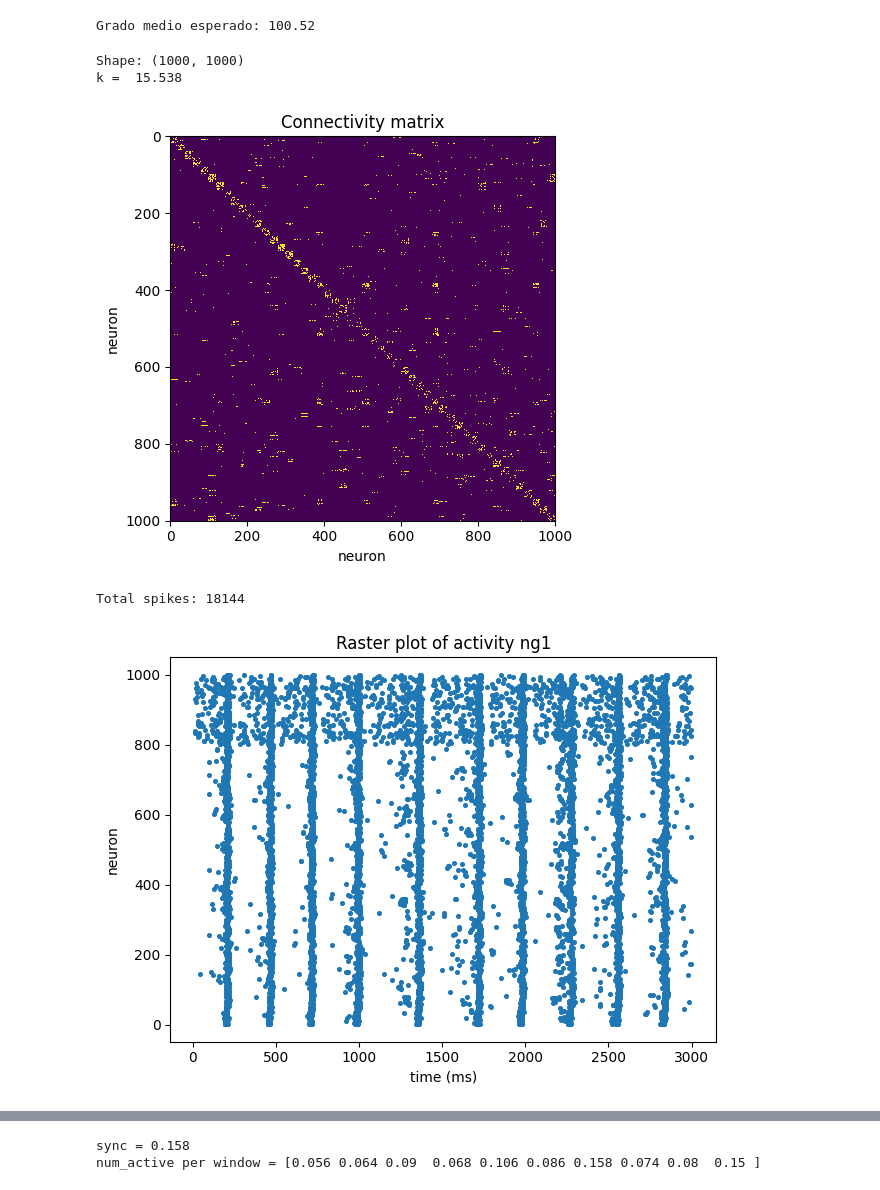
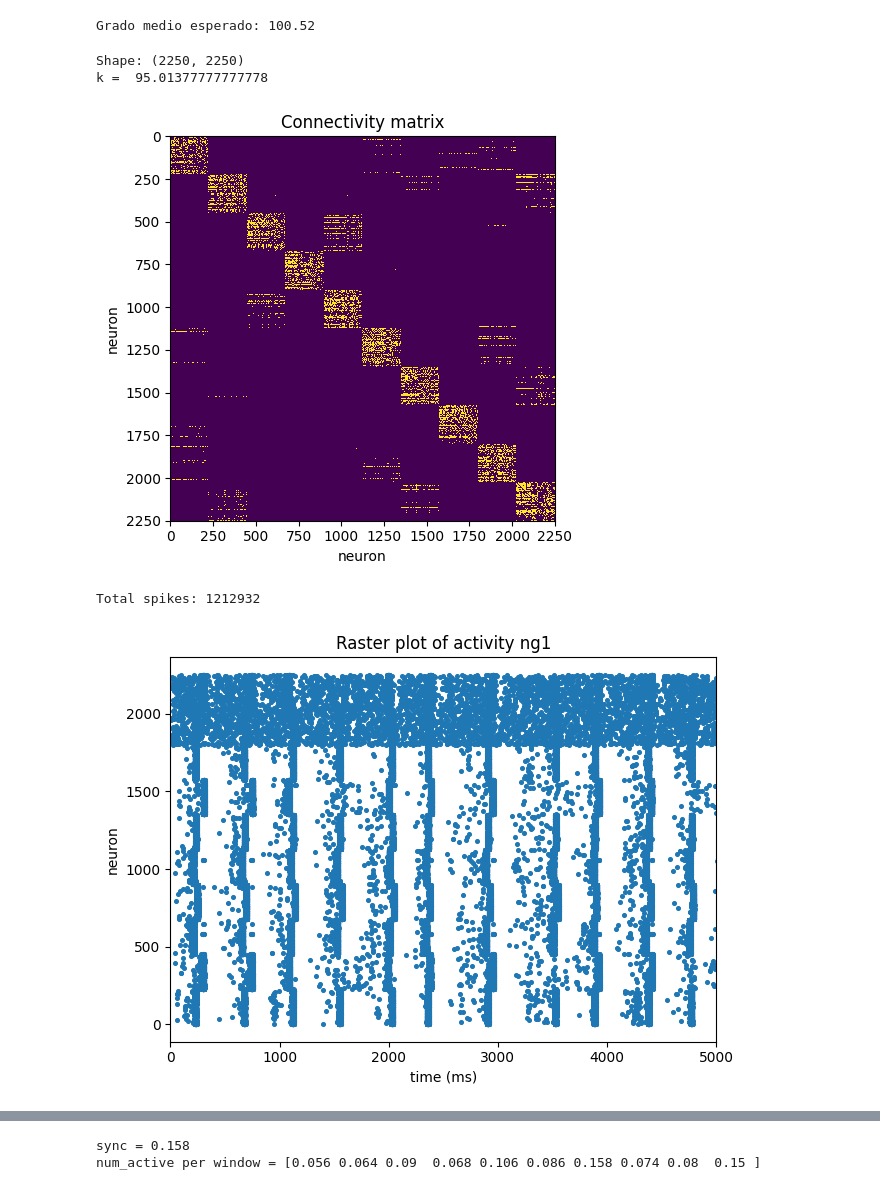
Before and after one commit to underDD/TFM, a Jupyter notebook: Izhikevich.ipynb, the cells around one changed output, grey strips where cells are left out. Drawn from its saved outputs; the diff is of its cells as text; code cells hidden in the pictures.

```diff
--- a/Izhikevich.ipynb
+++ b/Izhikevich.ipynb
@@ -230,7 +230,7 @@ def connectivity_from_A(A: np.ndarray):
 
 # -------- USO --------
 
-path = '3D_created_networks/3D_adjacency_matrix_agg_nc50_s0.10_L2.0_rho125_l1.00_a0.200.txt'
+path = '2D_created_networks/2D_adjacency_matrix_agg_nc10_s0.05_L3.0_rho250_l0.50_a0.200.txt'
 
 A = load_A(path)
 C, k, E = connectivity_from_A(A)
@@ -259,7 +259,7 @@ Ne = int(N*0.8)
 Ni = int(N*0.2)
 N = Ne + Ni
 
-SIM_TIME = 3000
+SIM_TIME = 30000
 
 # 2) Izhikevich parameters (con variabilidad)
 re = np.random.rand(Ne, 1)
@@ -270,7 +270,7 @@ b = np.vstack([0.2*np.ones((Ne,1)),  0.25 - 0.05*ri])
 c = np.vstack([-65 + 15*(re**2),     -65*np.ones((Ni,1))])
 d = np.vstack([8 - 6*(re**2),         2*np.ones((Ni,1))])
 
-MAX_EXC_WEIGTH = 12
+MAX_EXC_WEIGTH = 4.5
 MAX_INH_WEIGTH = 0.5
 
 W = np.hstack([
@@ -281,9 +281,9 @@ W = np.hstack([
 S = A * W
 NOISE_MAX = 3
 # %% [output]
-Shape: (1000, 1000)
-k =  15.538
+Shape: (2250, 2250)
+k =  95.01377777777778
-[figure, old version]
+[figure, new version]
 # %%
 v = -65*np.ones((N, 1))
 u = b * v
@@ -312,7 +312,8 @@ for t in range(1, SIM_TIME+1):
     v = v + 0.5*(0.04*v*v + 5*v + 140 - u + I)
     u = u + a*(b*v - u)
 
-# Convertir lista de arrays a arrays planos
+# Convertir lista de arrays a arrays.
+#  planos
 if len(firings_t) > 0:
     firings_t = np.concatenate(firings_t)
     firings_i = np.concatenate(firings_i) + 1  # +1 si quieres neuronas 1..N como en MATLAB
@@ -322,17 +323,18 @@ else:
 
 print("Total spikes:", len(firings_t))
 # %% [output]
-Total spikes: 18144
+Total spikes: 1212932
 # %%
 plt.figure()
 plt.scatter(firings_t, firings_i, s=7)
 plt.xlabel('time (ms)')
 plt.ylabel('neuron')
 plt.title('Raster plot of activity ng1')
 plt.tight_layout()
+plt.xlim(0, 5000)
 plt.show()
 # %% [output]
-[figure, old version]
+[figure, new version]
 # %%
 # spikes por timestep (vector de tamaño SIM_TIME+1)
 spikes_per_t = np.bincount(firings_t, minlength=SIM_TIME+1)
```
Also changed, not shown: parts of 4 cells of this notebook, 13 other files.
